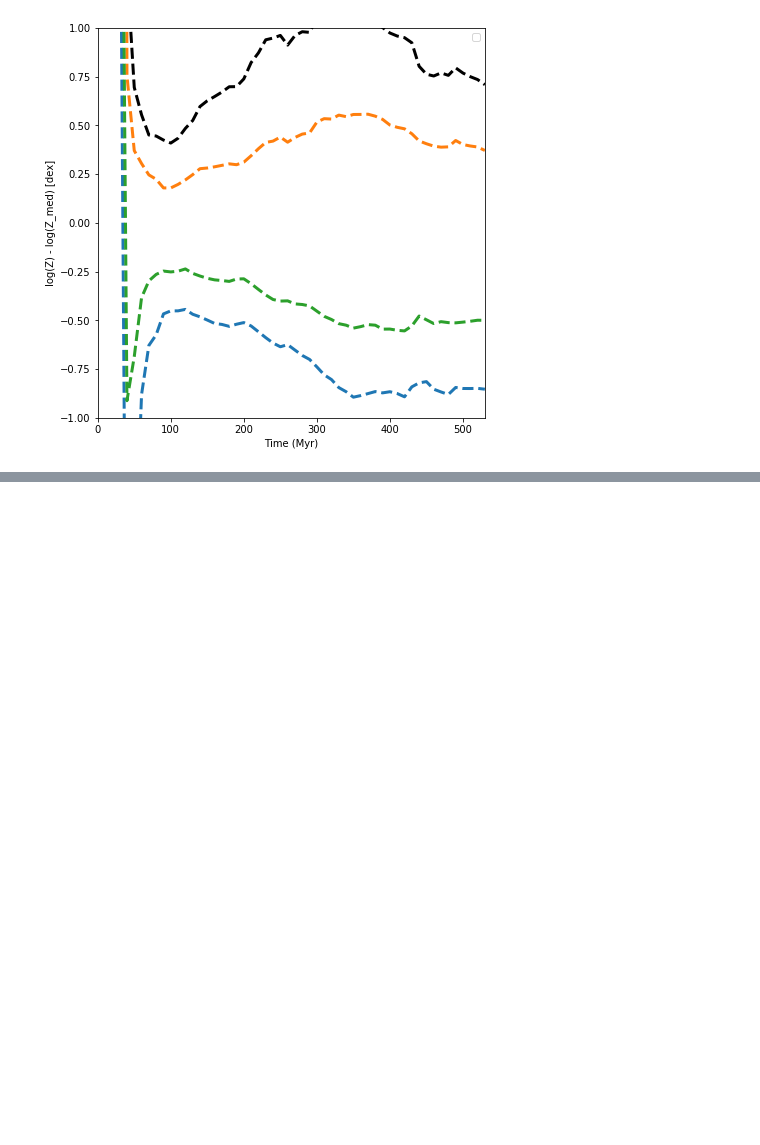
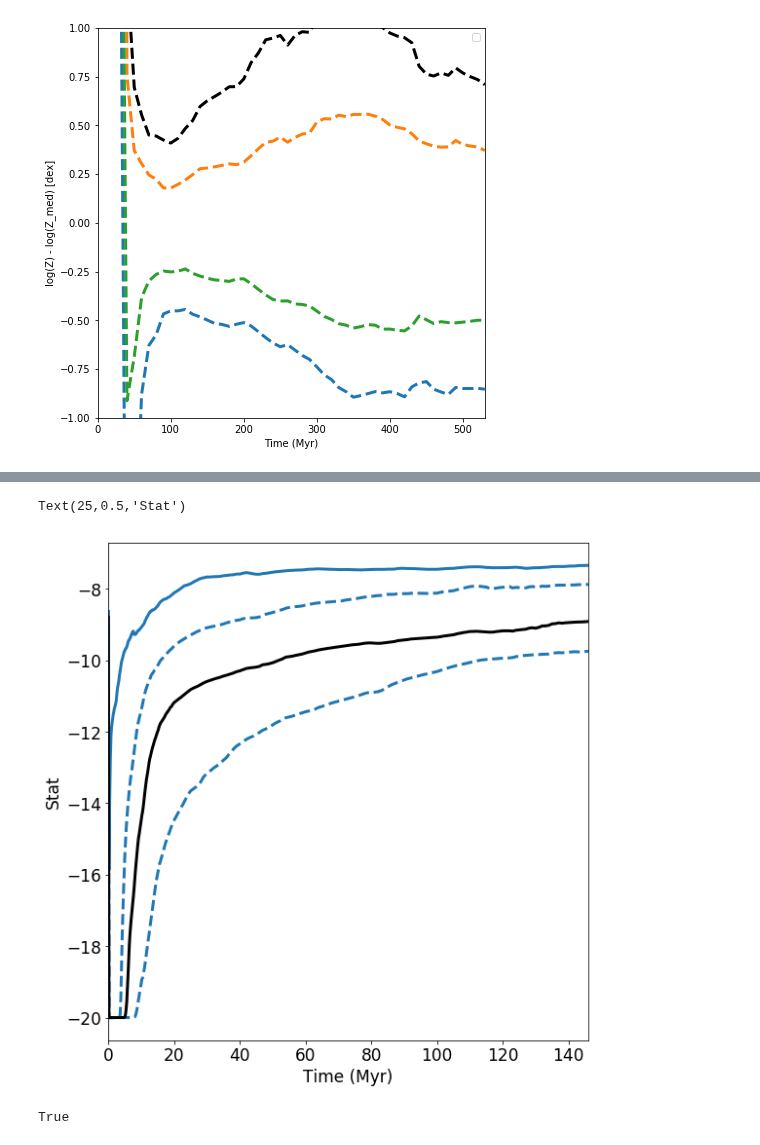
Before and after one commit to aemerick/galaxy_analysis, a Jupyter notebook: notebooks/enrichment_fraction_evolution.ipynb, the cells around one changed output, grey strips where cells are left out. Cells and saved outputs as stored; diff of their text form; code cells hidden in the pictures; blank space fills up the shorter version.

```diff
--- a/notebooks/enrichment_fraction_evolution.ipynb
+++ b/notebooks/enrichment_fraction_evolution.ipynb
@@ -235,0 +354,2 @@ ax.set_ylim(-1,1)
+# %%
+median = get_stat('median', logval = True, average_all = True)
@@ -235,0 +390,29 @@ ax.set_ylim(-1,1)
+# %%
+fig, ax = plt.subplots()
+fig.set_size_inches(8,8)
+
+ax.plot(mean['time'], Q3['Na'],  lw = 3, color = 'C0', ls = '--', label = 'SNE IQR')
+ax.plot(mean['time'], Q1['Na'], lw = 3, color = 'C0', ls = '--', label = 'SNE IQR')
+ax.plot(mean['time'], mean['Na'], lw = 3, color = 'C0', ls = '-', label = 'SNE IQR')
+ax.plot(mean['time'], median['Na'], lw = 3, color = 'black', ls = '-', label = 'SNE IQR')
+
+
+
+#ax.plot(mean_2['time'], Q3_2['average'],  lw = 3, color = 'C2', ls = '--', label = 'HNE IQR')
+#ax.plot(mean_2['time'], Q1_2['average'], lw = 3, color = 'C2', ls = '--', label = 'HNE IQR')
+#ax.plot(mean_2['time'], mean_2['average'], lw = 3, color = 'C2', ls = '-', label = 'HNE IQR')
+
+
+ax.set_xlim(mean['time'][0], mean['time'][-1])
+
+plt.tight_layout()
+
+ax.set_xlabel(r'Time (Myr)')
+ax.set_ylabel(r'Stat')
+# %% [output]
+Text(25,0.5,'Stat')
+[figure, added]
+# %%
+np.isnan(Q3['Ba'][0])
+# %% [output]
+True
```
Also changed, not shown: parts of 13 cells of this notebook.
